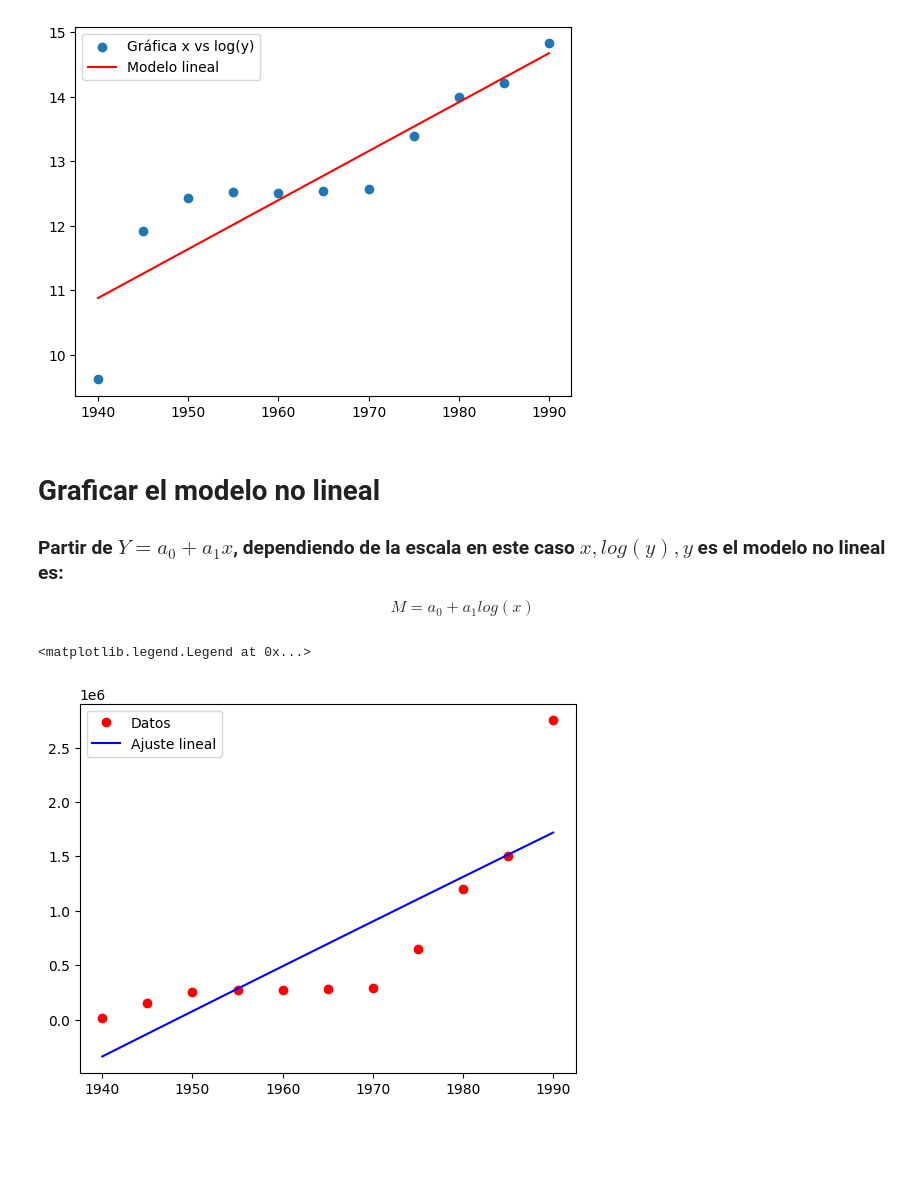
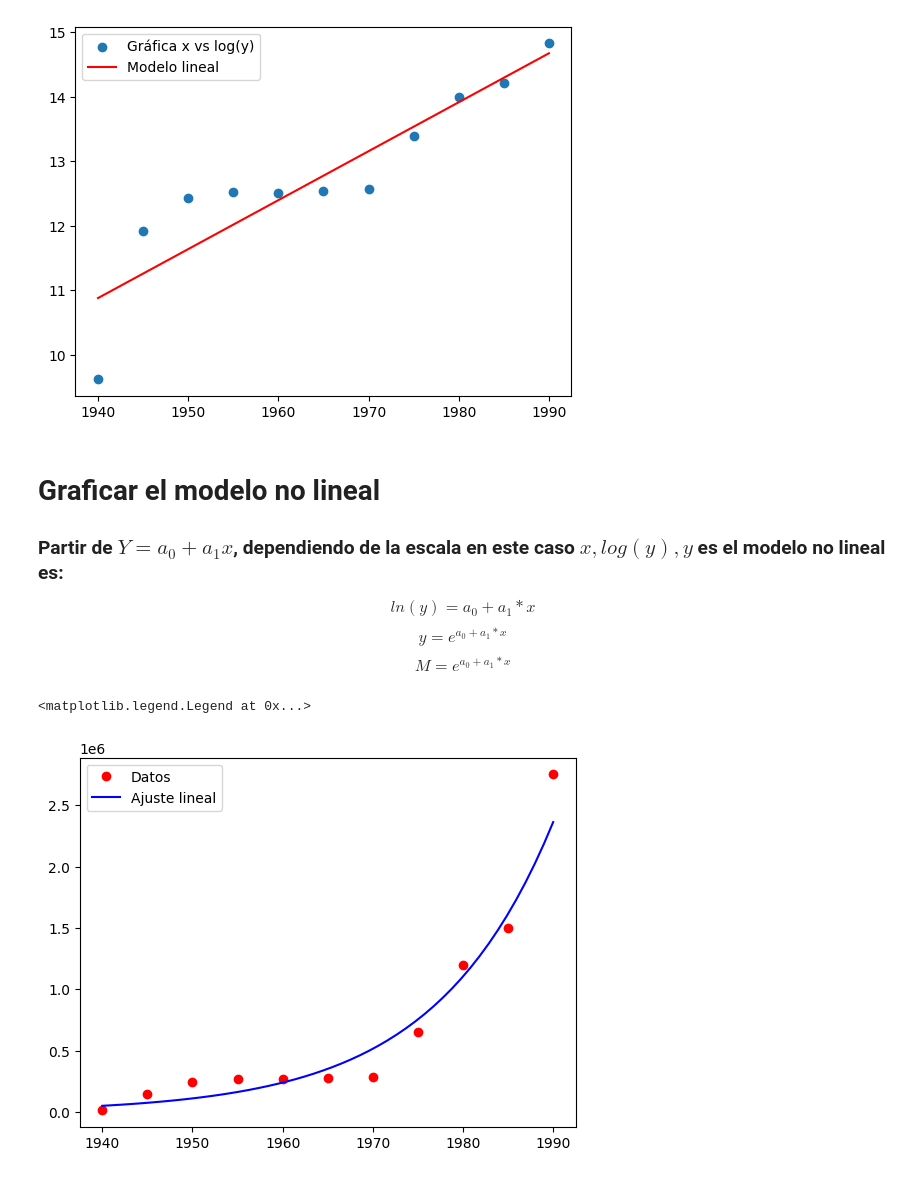
Before and after one commit to justjaaara/semestre_v, a Jupyter notebook: Analisis_numerico/escala de potencias/ejemplo.ipynb, the cells around one changed output. Drawn from its saved outputs; the diff is of its cells as text; code cells hidden in the pictures; blank space fills up the shorter version.

```diff
--- a/Analisis_numerico/escala de potencias/ejemplo.ipynb
+++ b/Analisis_numerico/escala de potencias/ejemplo.ipynb
@@ -77,14 +76,16 @@ a0: -136.43783638949435 a1: 0.07593620529523011
 
 ### Partir de $Y=a_0+a_1x$, dependiendo de la escala en este caso $x , log(y), y$ es el modelo no lineal es:
 
-$$M = a_0+a_1log(x)$$
+$$ln(y) = a_0 + a_1*x$$
+$$y= e^{a_0 + a_1*x}$$
+$$M= e^{a_0 + a_1*x}$$
 # %%
 u_X = np.linspace(min(x_d), max(x_d))
-M = lambda x: a0 + a1 * np.log(x)
+M = lambda x: np.exp(a0 + a1 * x)
 
 plt.plot(x_d,y_d, 'or', label="Datos")
 plt.plot(u_X, M(u_X), 'b', label="Ajuste lineal")
 plt.legend()
 # %% [output]
 <matplotlib.legend.Legend at 0x...>
-[figure, old version]
+[figure, new version]
```
Also changed, not shown: parts of 10 cells of this notebook, 2 other files.
